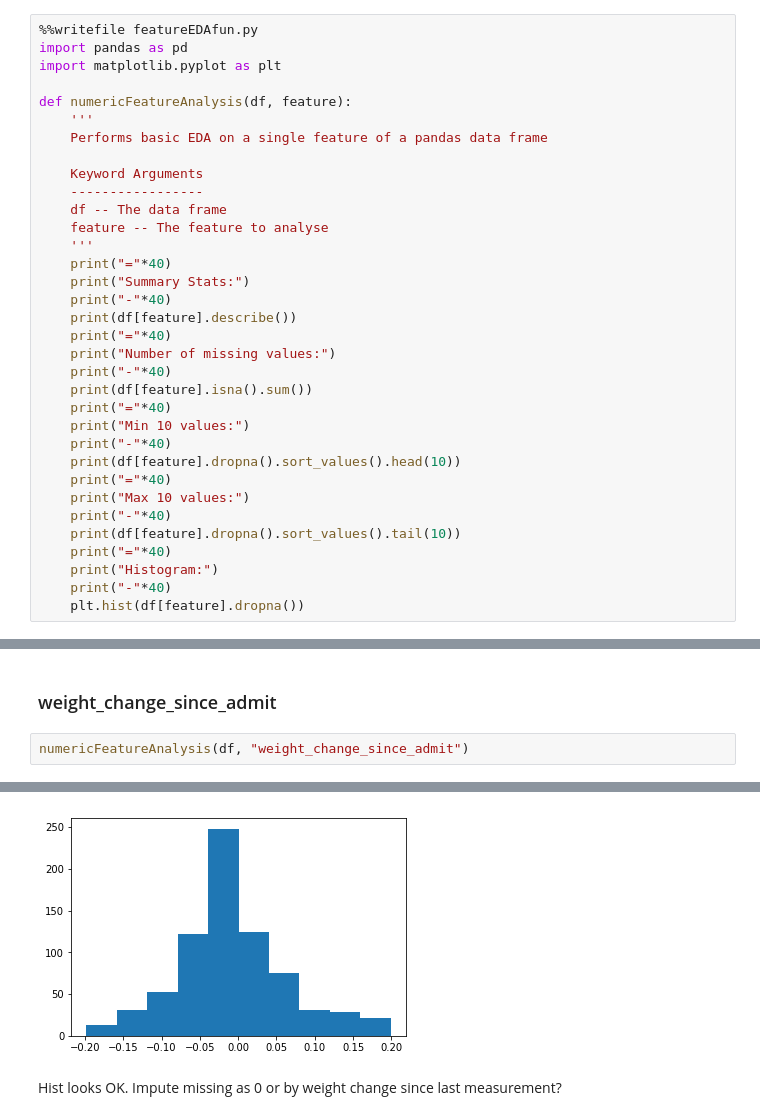
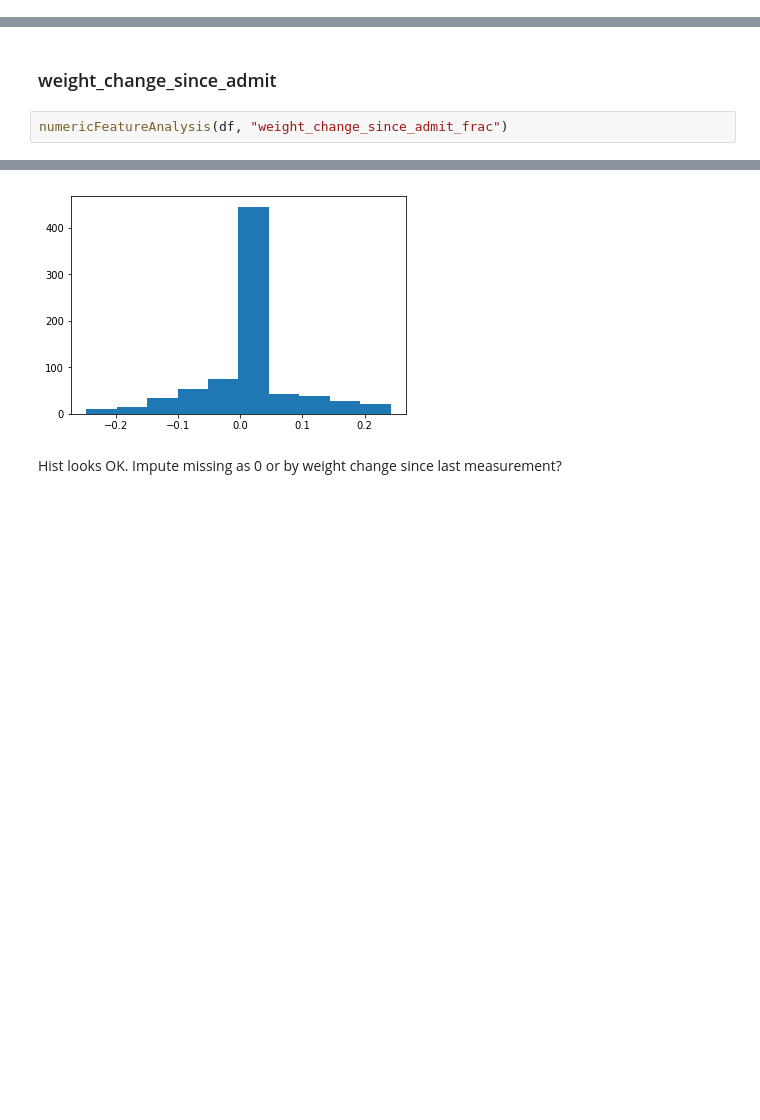
Before and after one commit to sjmalice/Cardiac, a Jupyter notebook: SimonEDA.ipynb, the cells around one changed output, grey strips where cells are left out. Cells and saved outputs as stored; diff of their text form; blank space fills up the shorter version.

```diff
--- a/SimonEDA.ipynb
+++ b/SimonEDA.ipynb
@@ -98,34 +64,0 @@ import seaborn as sns
-# %%
-%%writefile featureEDAfun.py
-import pandas as pd
-import matplotlib.pyplot as plt
-
-def numericFeatureAnalysis(df, feature):
-    '''
-    Performs basic EDA on a single feature of a pandas data frame
-
-    Keyword Arguments
-    -----------------
-    df -- The data frame
-    feature -- The feature to analyse
-    '''
-    print("="*40)
-    print("Summary Stats:")
-    print("-"*40)
-    print(df[feature].describe())
-    print("="*40)
-    print("Number of missing values:")
-    print("-"*40)
-    print(df[feature].isna().sum())
-    print("="*40)
-    print("Min 10 values:")
-    print("-"*40)
-    print(df[feature].dropna().sort_values().head(10))
-    print("="*40)
-    print("Max 10 values:")
-    print("-"*40)
-    print(df[feature].dropna().sort_values().tail(10))
-    print("="*40)
-    print("Histogram:")
-    print("-"*40)
-    plt.hist(df[feature].dropna())
@@ -293,7 +158,7 @@ Histogram:
 # %% [markdown]
 ### weight_change_since_admit
 # %%
-numericFeatureAnalysis(df, "weight_change_since_admit")
+numericFeatureAnalysis(df, "weight_change_since_admit_frac")
 # %% [output]
 ========================================
 Summary Stats:
@@ -312,7 +177,7 @@ Name: weight_change_since_admit, dtype: float64
 ========================================
 Histogram:
 ----------------------------------------
-[figure, old version]
+[figure, new version]
 # %% [markdown]
 Hist looks OK. Impute missing as 0 or by weight change since last measurement?
 # %% [markdown]
```
Also changed, not shown: parts of 56 cells of this notebook, 1 other file.
